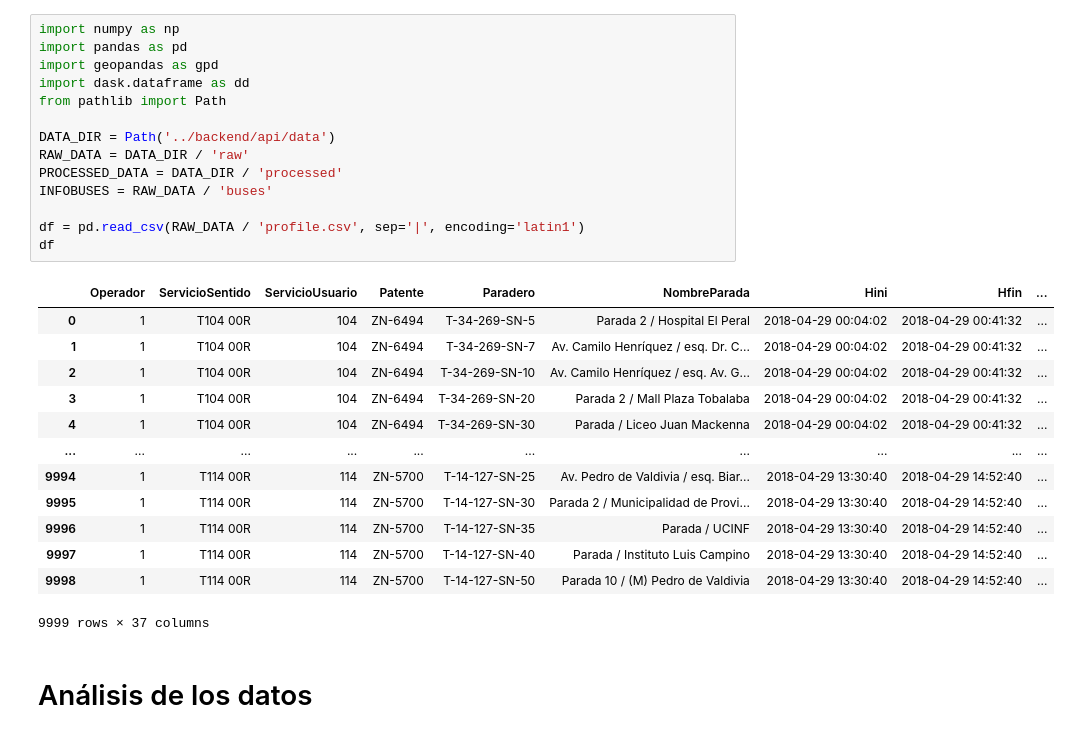
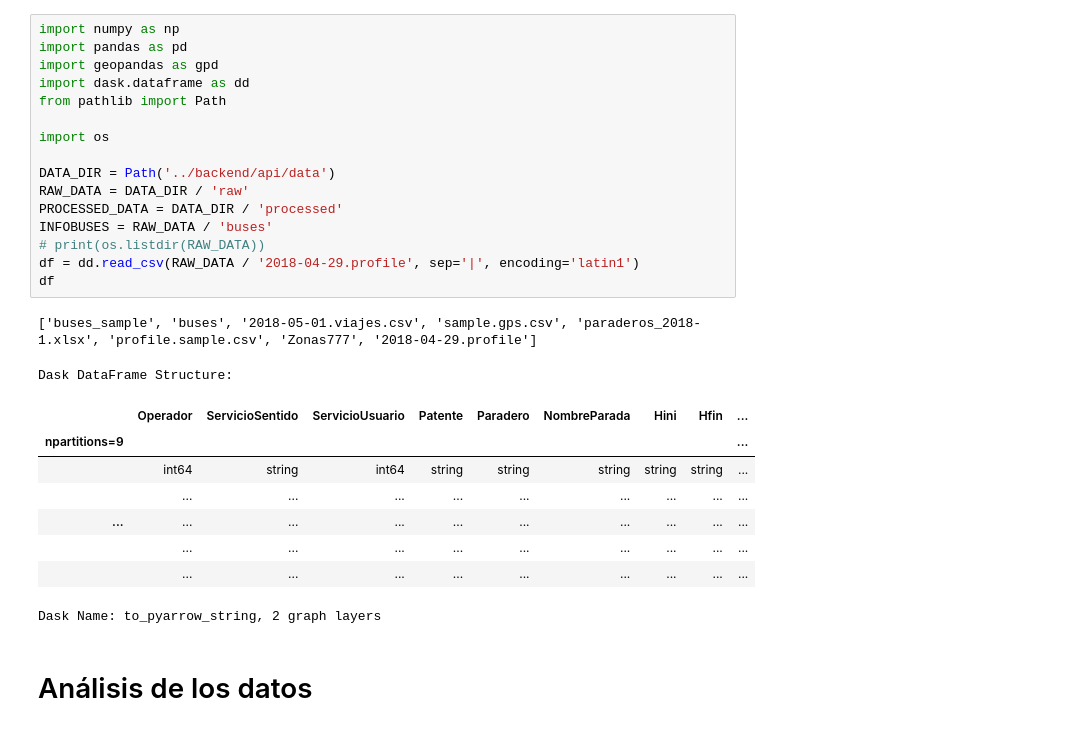
Before and after one commit to joaquincarreno/BusY, a Jupyter notebook: notebooks/01_exploration_profile.ipynb, the cells around one changed output. Saved outputs shown, nothing was run; the diff lists cells and outputs as text.

```diff
--- a/notebooks/01_exploration_profile.ipynb
+++ b/notebooks/01_exploration_profile.ipynb
@@ -1,30 +1,29 @@
 # %%
 import numpy as np
 import pandas as pd
 import geopandas as gpd
 import dask.dataframe as dd
 from pathlib import Path
 
+import os
+
 DATA_DIR = Path('../backend/api/data')
 RAW_DATA = DATA_DIR / 'raw'
 PROCESSED_DATA = DATA_DIR / 'processed'
 INFOBUSES = RAW_DATA / 'buses'
-
-df = pd.read_csv(RAW_DATA / 'profile.csv', sep='|', encoding='latin1')
+# print(os.listdir(RAW_DATA))
+df = dd.read_csv(RAW_DATA / '2018-04-29.profile', sep='|', encoding='latin1')
 df
 # %% [output]
+['buses_sample', 'buses', '2018-05-01.viajes.csv', 'sample.gps.csv', 'paraderos_2018-1.xlsx', 'profile.sample.csv', 'Zonas777', '2018-04-29.profile']
+Dask DataFrame Structure:
 |  | Operador | ServicioSentido | ServicioUsuario | Patente | Paradero | NombreParada | Hini | Hfin | ... |
-| 0 | 1 | T104 00R | 104 | ZN-6494 | T-34-269-SN-5 | Parada 2 / Hospital El Peral | 2018-04-29 00:04:02 | 2018-04-29 00:41:32 | ... |
-| 1 | 1 | T104 00R | 104 | ZN-6494 | T-34-269-SN-7 | Av. Camilo Henríquez / esq. Dr. C... | 2018-04-29 00:04:02 | 2018-04-29 00:41:32 | ... |
-| 2 | 1 | T104 00R | 104 | ZN-6494 | T-34-269-SN-10 | Av. Camilo Henríquez / esq. Av. G... | 2018-04-29 00:04:02 | 2018-04-29 00:41:32 | ... |
-| 3 | 1 | T104 00R | 104 | ZN-6494 | T-34-269-SN-20 | Parada 2 / Mall Plaza Tobalaba | 2018-04-29 00:04:02 | 2018-04-29 00:41:32 | ... |
-| 4 | 1 | T104 00R | 104 | ZN-6494 | T-34-269-SN-30 | Parada / Liceo Juan Mackenna | 2018-04-29 00:04:02 | 2018-04-29 00:41:32 | ... |
+| npartitions=9 |  |  |  |  |  |  |  |  | ... |
+|  | int64 | string | int64 | string | string | string | string | string | ... |
+|  | ... | ... | ... | ... | ... | ... | ... | ... | ... |
 | ... | ... | ... | ... | ... | ... | ... | ... | ... | ... |
-| 9994 | 1 | T114 00R | 114 | ZN-5700 | T-14-127-SN-25 | Av. Pedro de Valdivia / esq. Biar... | 2018-04-29 13:30:40 | 2018-04-29 14:52:40 | ... |
-| 9995 | 1 | T114 00R | 114 | ZN-5700 | T-14-127-SN-30 | Parada 2 / Municipalidad de Provi... | 2018-04-29 13:30:40 | 2018-04-29 14:52:40 | ... |
-| 9996 | 1 | T114 00R | 114 | ZN-5700 | T-14-127-SN-35 | Parada / UCINF | 2018-04-29 13:30:40 | 2018-04-29 14:52:40 | ... |
-| 9997 | 1 | T114 00R | 114 | ZN-5700 | T-14-127-SN-40 | Parada / Instituto Luis Campino | 2018-04-29 13:30:40 | 2018-04-29 14:52:40 | ... |
-| 9998 | 1 | T114 00R | 114 | ZN-5700 | T-14-127-SN-50 | Parada 10 / (M) Pedro de Valdivia | 2018-04-29 13:30:40 | 2018-04-29 14:52:40 | ... |
+|  | ... | ... | ... | ... | ... | ... | ... | ... | ... |
+|  | ... | ... | ... | ... | ... | ... | ... | ... | ... |
-9999 rows × 37 columns
+Dask Name: to_pyarrow_string, 2 graph layers
 # %% [markdown]
 # Análisis de los datos
```
Also changed, not shown: 2 other files.
